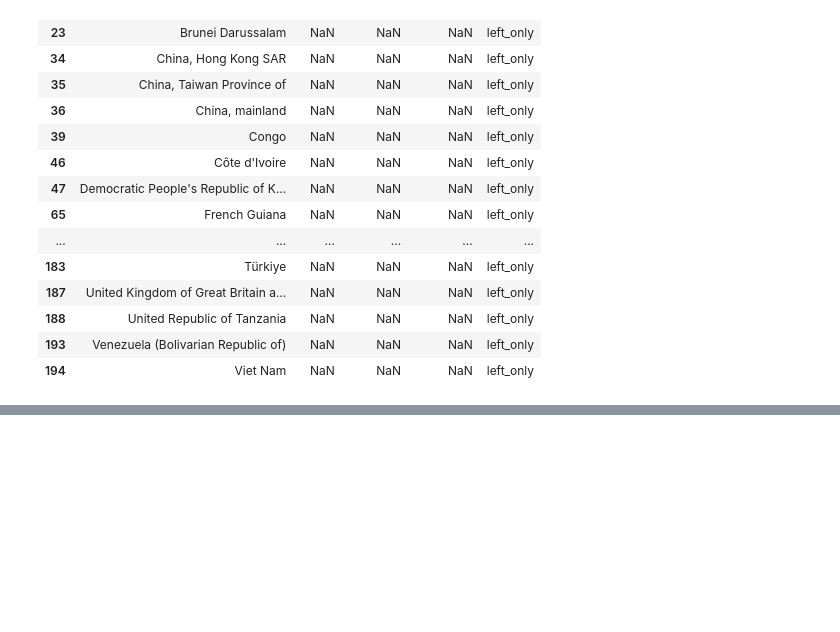
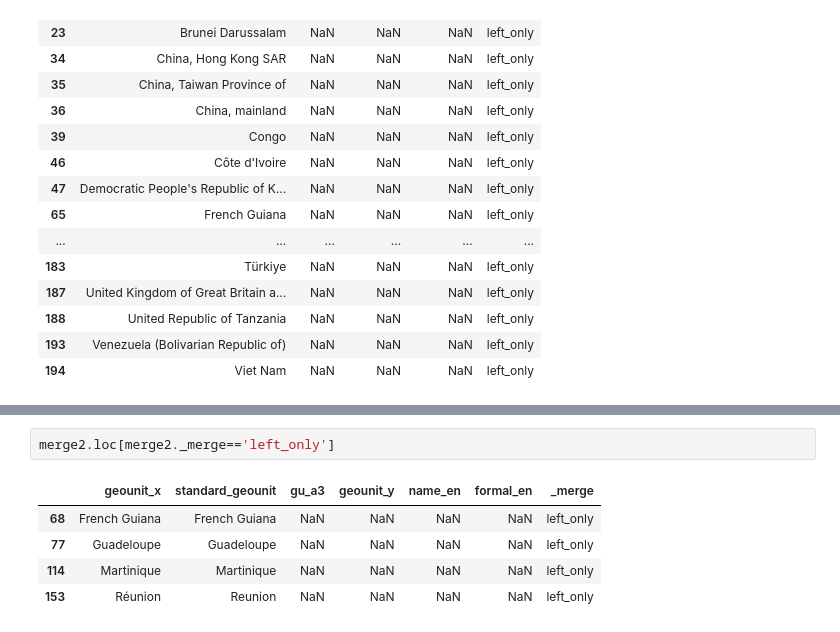
Before and after one commit to epsilonite/data-viz-project, a Jupyter notebook: static/faostat_3_merge.ipynb, the cells around one changed output, grey strips where cells are left out. Drawn from its saved outputs; the diff is of its cells as text; blank space fills up the shorter version.

```diff
--- a/static/faostat_3_merge.ipynb
+++ b/static/faostat_3_merge.ipynb
@@ -83,0 +180,8 @@ KeyError: 'Bolivia'
+# %%
+merge2.loc[merge2._merge=='left_only']
+# %% [output]
+|  | geounit_x | standard_geounit | gu_a3 | geounit_y | name_en | formal_en | _merge |
+| 68 | French Guiana | French Guiana | NaN | NaN | NaN | NaN | left_only |
+| 77 | Guadeloupe | Guadeloupe | NaN | NaN | NaN | NaN | left_only |
+| 114 | Martinique | Martinique | NaN | NaN | NaN | NaN | left_only |
+| 153 | Réunion | Reunion | NaN | NaN | NaN | NaN | left_only |
```
Also changed, not shown: parts of 7 cells of this notebook, 5 other files.
